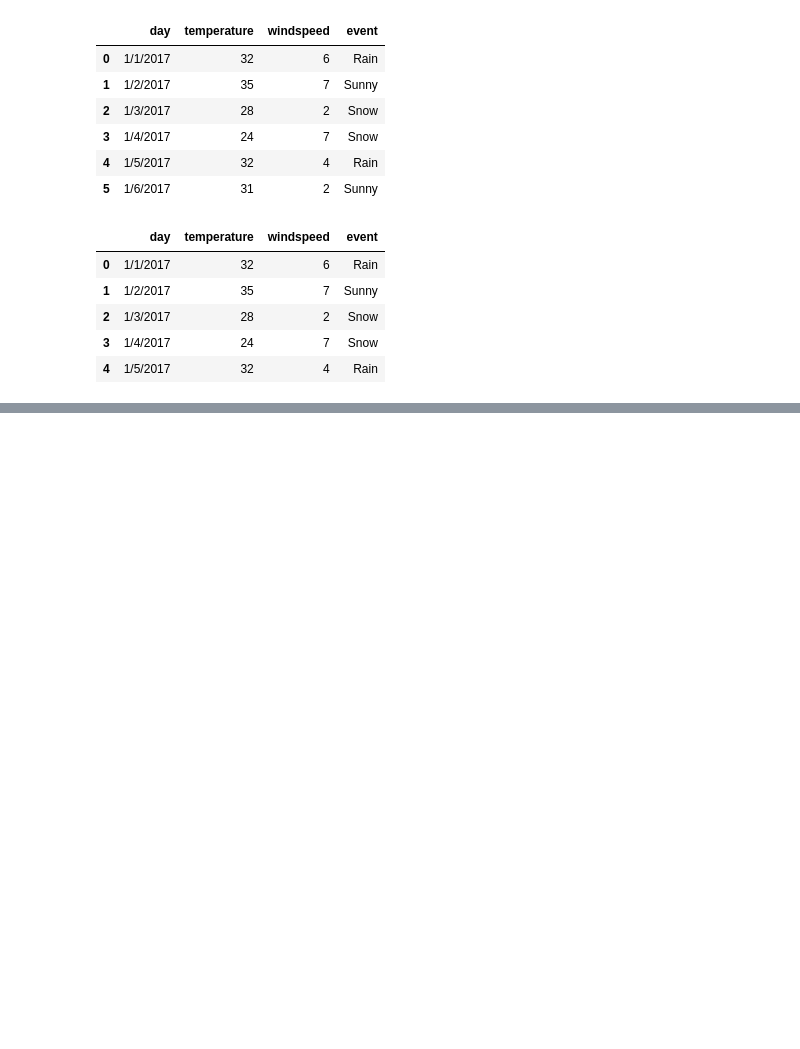
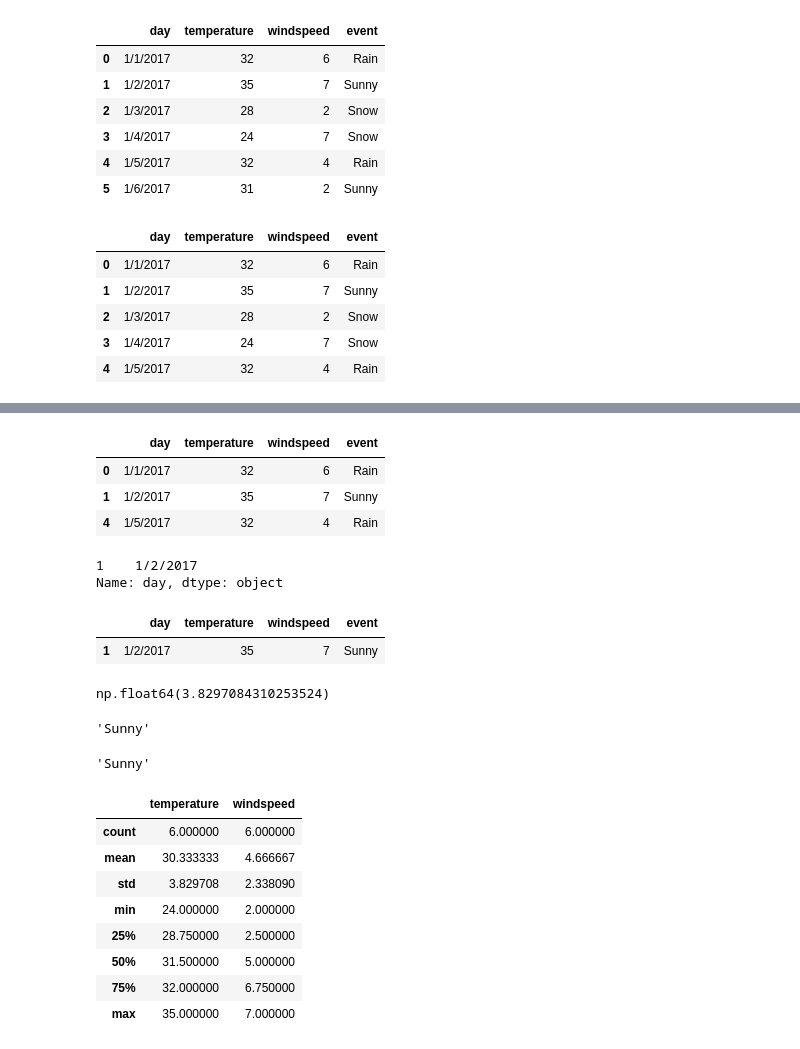
Before and after one commit to induwara20014/python-new, a Jupyter notebook: Pandas library/DataFrame Basics.ipynb, the cells around one changed output, grey strips where cells are left out. Drawn from its saved outputs; the diff is of its cells as text; code cells hidden in the pictures; blank space fills up the shorter version.

```diff
--- a/Pandas library/DataFrame Basics.ipynb
+++ b/Pandas library/DataFrame Basics.ipynb
@@ -40,0 +127,41 @@ df.head(2)
+# %%
+df[df['temperature']>=32]
+# %% [output]
+|  | day | temperature | windspeed | event |
+| 0 | 1/1/2017 | 32 | 6 | Rain |
+| 1 | 1/2/2017 | 35 | 7 | Sunny |
+| 4 | 1/5/2017 | 32 | 4 | Rain |
+# %%
+df['day'][df['temperature']==df['temperature'].max()]
+# %% [output]
+1    1/2/2017
+Name: day, dtype: object
+# %%
+df[df['temperature']==df['temperature'].max()]
+# %% [output]
+|  | day | temperature | windspeed | event |
+| 1 | 1/2/2017 | 35 | 7 | Sunny |
+# %%
+df['temperature'].std()
+# %% [output]
+np.float64(3.8297084310253524)
+# %%
+df.event.max()
+# %% [output]
+'Sunny'
+# %%
+df['event'].max()
+# %% [output]
+'Sunny'
+# %%
+df.describe()
+# %% [output]
+|  | temperature | windspeed |
+| count | 6.000000 | 6.000000 |
+| mean | 30.333333 | 4.666667 |
+| std | 3.829708 | 2.338090 |
+| min | 24.000000 | 2.000000 |
+| 25% | 28.750000 | 2.500000 |
+| 50% | 31.500000 | 5.000000 |
+| 75% | 32.000000 | 6.750000 |
+| max | 35.000000 | 7.000000 |
```
Also changed, not shown: parts of 25 cells of this notebook.
